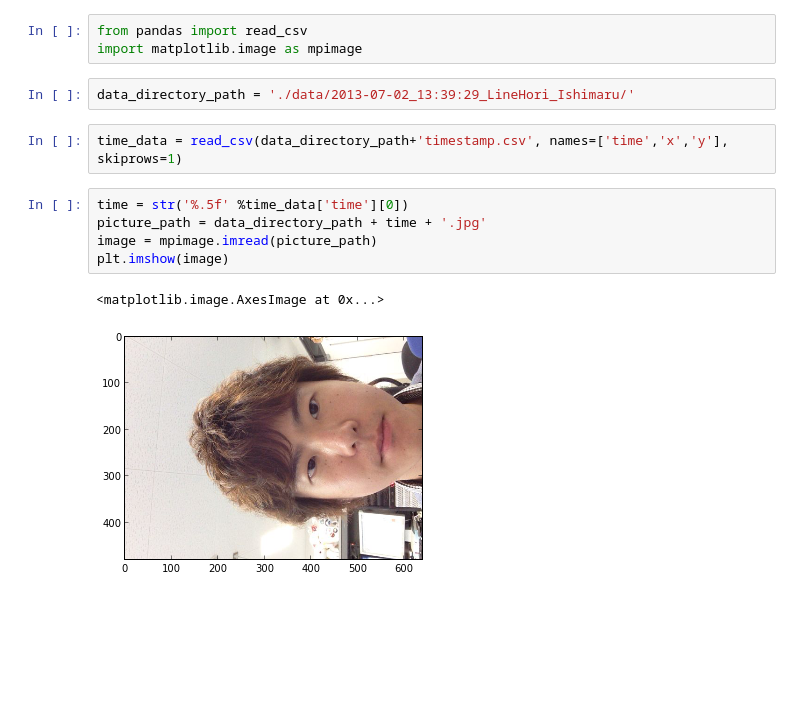
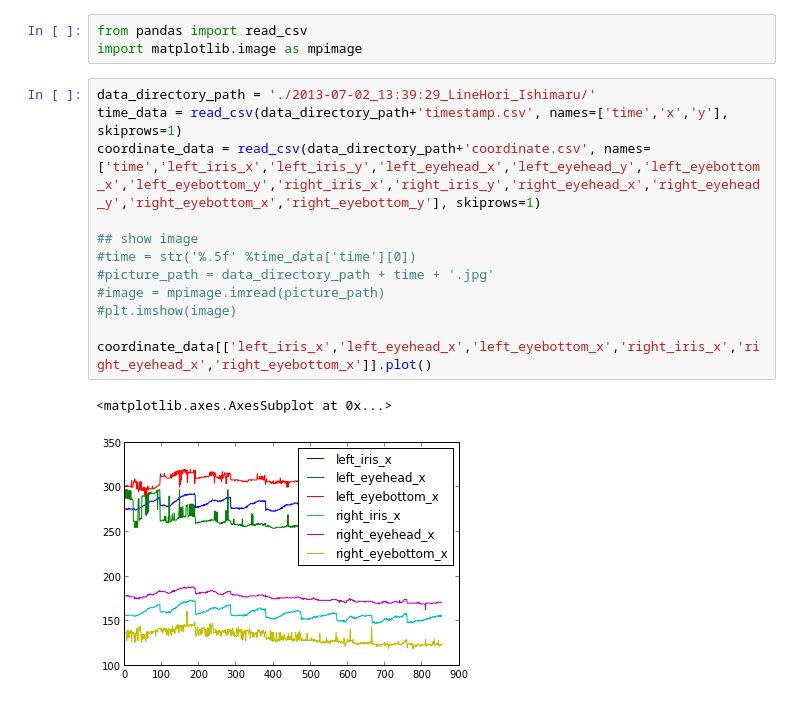
Before and after one commit to Mrk1869/EyeTracker_Regression, a Jupyter notebook: script.ipynb, the cells around one changed output. Cells and saved outputs as stored; diff of their text form; blank space fills up the shorter version.

```diff
--- a/script.ipynb
+++ b/script.ipynb
@@ -1,15 +1,18 @@
 # %%
 from pandas import read_csv
 import matplotlib.image as mpimage
-# %%
-data_directory_path = './data/2013-07-02_13:39:29_LineHori_Ishimaru/'
-# %%
-time_data = read_csv(data_directory_path+'timestamp.csv', names=['time','x','y'], skiprows=1)
-# %%
-time = str('%.5f' %time_data['time'][0])
-picture_path = data_directory_path + time + '.jpg'
-image = mpimage.imread(picture_path)
-plt.imshow(image)
-# %% [output]
-<matplotlib.image.AxesImage at 0x...>
-[figure, removed]
+# %%
+data_directory_path = './2013-07-02_13:39:29_LineHori_Ishimaru/'
+time_data = read_csv(data_directory_path+'timestamp.csv', names=['time','x','y'], skiprows=1)
+coordinate_data = read_csv(data_directory_path+'coordinate.csv', names=['time','left_iris_x','left_iris_y','left_eyehead_x','left_eyehead_y','left_eyebottom_x','left_eyebottom_y','right_iris_x','right_iris_y','right_eyehead_x','right_eyehead_y','right_eyebottom_x','right_eyebottom_y'], skiprows=1)
+
+## show image
+#time = str('%.5f' %time_data['time'][0])
+#picture_path = data_directory_path + time + '.jpg'
+#image = mpimage.imread(picture_path)
+#plt.imshow(image)
+
+coordinate_data[['left_iris_x','left_eyehead_x','left_eyebottom_x','right_iris_x','right_eyehead_x','right_eyebottom_x']].plot()
+# %% [output]
+<matplotlib.axes.AxesSubplot at 0x...>
+[figure, added]
```
Also changed, not shown: parts of 3 cells of this notebook, 45 other files.
